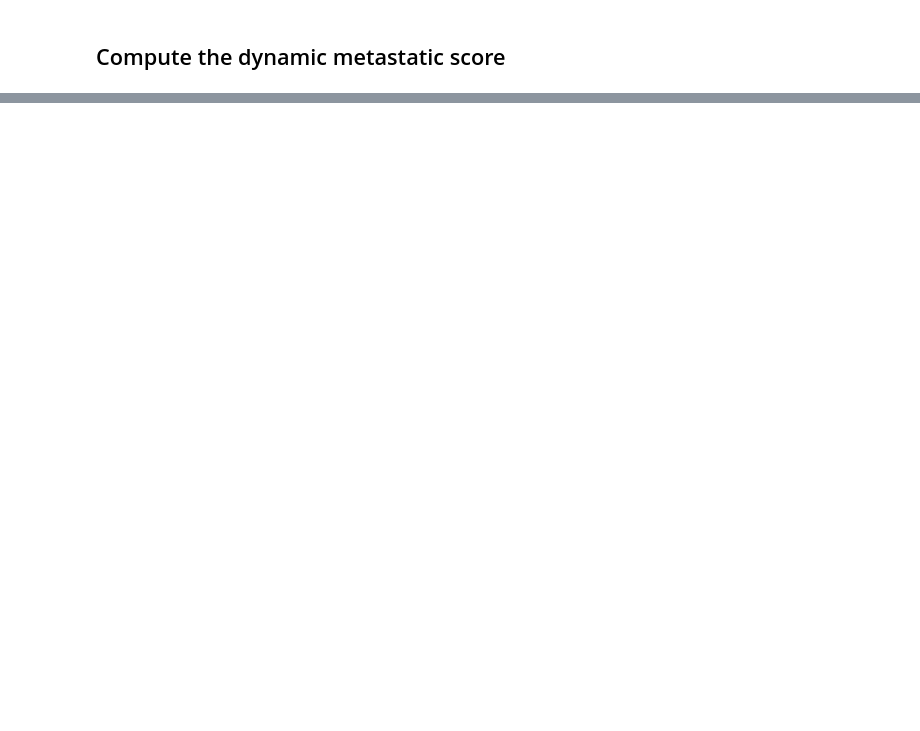
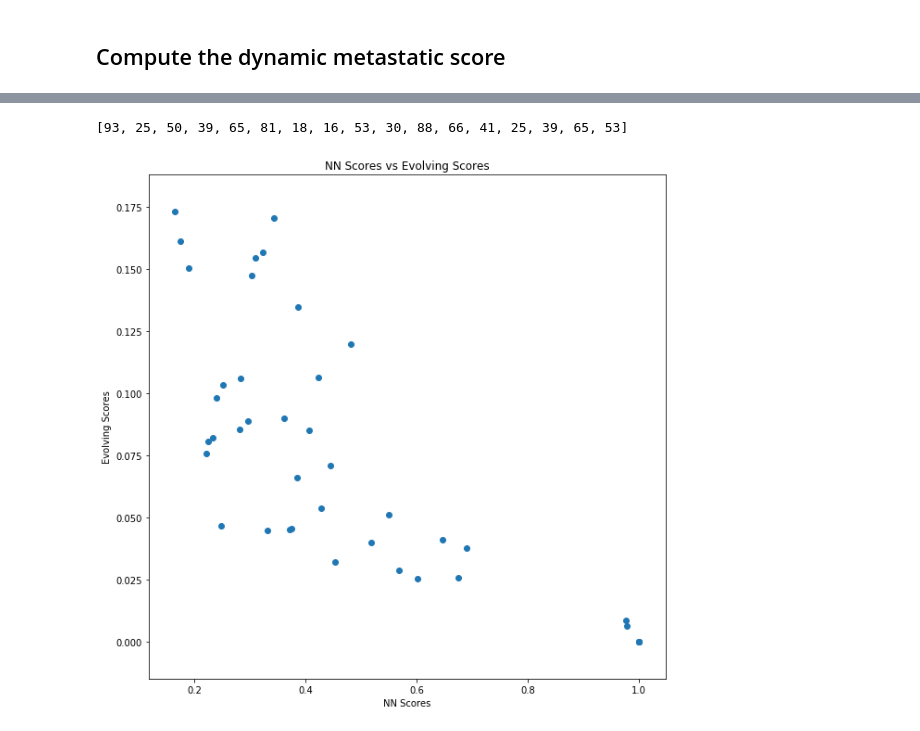
Before and after one commit to mattjones315/MetastasisTracing, a Jupyter notebook: Score_Metastasis.ipynb, the cells around one changed output, grey strips where cells are left out. Cells and saved outputs as stored; diff of their text form; code cells hidden in the pictures; blank space fills up the shorter version.

Commit message:
added nn static met scoring calc

```diff
--- a/Score_Metastasis.ipynb
+++ b/Score_Metastasis.ipynb
@@ -269,3 +281,28 @@ print(to_drop)
+# %%
+subset_evolving_scores = {}
+for k in nn_scores.keys():
+    subset_evolving_scores[k] = evolving_scores[k]
+
+ns = list(nn_scores.values())
+es2 = list(subset_evolving_scores.values())
+#labs = [2, 3, 4, 5, 6, 10, 12, 16, 21, 35, 39, 40, 52, 77, 84]
+
+
+h = plt.figure(figsize = (10, 10))
+plt.scatter(ns, es2)
+plt.xlabel("NN Scores")
+plt.ylabel("Evolving Scores")
+plt.title("NN Scores vs Evolving Scores")
+
+#for i, txt in enumerate(subset_static_scores.keys()):
+#    plt.annotate(txt, (sizes[i]+0.001, es[i]+0.001))
+
+plt.savefig("figs/nn_vs_evolvscores.png")
+
+print(to_drop)
+# %% [output]
+[93, 25, 50, 39, 65, 81, 18, 16, 53, 30, 88, 66, 41, 25, 39, 65, 53]
+[figure, added]
 # %%
 met_scores = pd.DataFrame([ss, es]).T
 met_scores.index = evolving_scores.keys()
```
Also changed, not shown: parts of 6 cells of this notebook, 3 other files.
